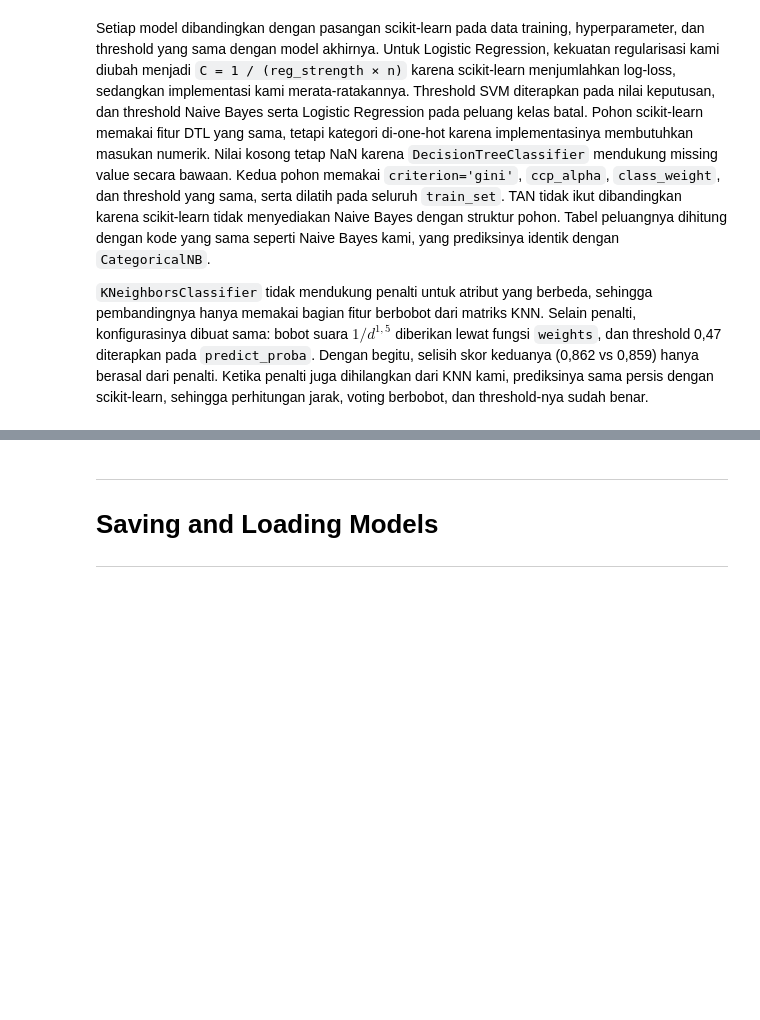
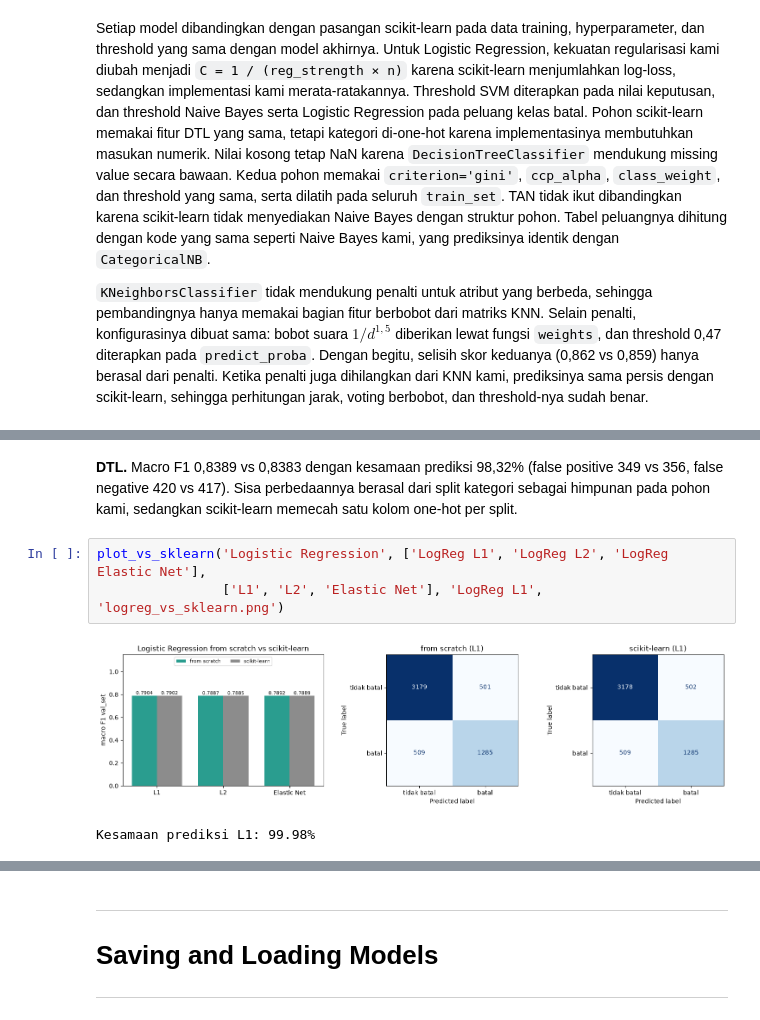
Before and after one commit to Alvacodee/IF3170_G13_brownbear, a Jupyter notebook: src/IF3170_G13_brownbear.ipynb, the cells around one changed output, grey strips where cells are left out. Saved outputs shown, nothing was run; the diff lists cells and outputs as text; blank space fills up the shorter version.

```diff
--- a/src/IF3170_G13_brownbear.ipynb
+++ b/src/IF3170_G13_brownbear.ipynb
@@ -1811,0 +1857,8 @@ Setiap model dibandingkan dengan pasangan scikit-learn pada data training, hyper
+# %% [markdown]
+**DTL.** Macro F1 0,8389 vs 0,8383 dengan kesamaan prediksi 98,32% (false positive 349 vs 356, false negative 420 vs 417). Sisa perbedaannya berasal dari split kategori sebagai himpunan pada pohon kami, sedangkan scikit-learn memecah satu kolom one-hot per split.
+# %%
+plot_vs_sklearn('Logistic Regression', ['LogReg L1', 'LogReg L2', 'LogReg Elastic Net'],
+                ['L1', 'L2', 'Elastic Net'], 'LogReg L1', 'logreg_vs_sklearn.png')
+# %% [output]
+[figure, added]
+Kesamaan prediksi L1: 99.98%
```
Also changed, not shown: parts of 23 cells of this notebook, 11 other files.
